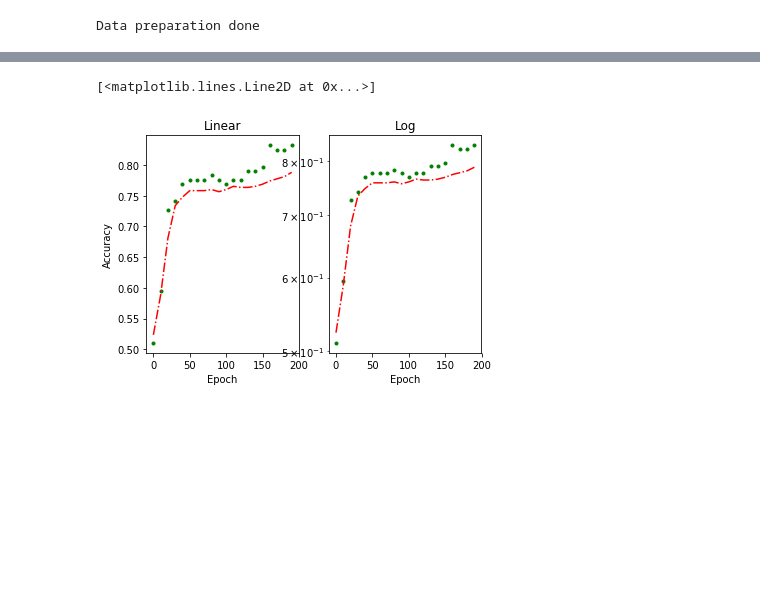
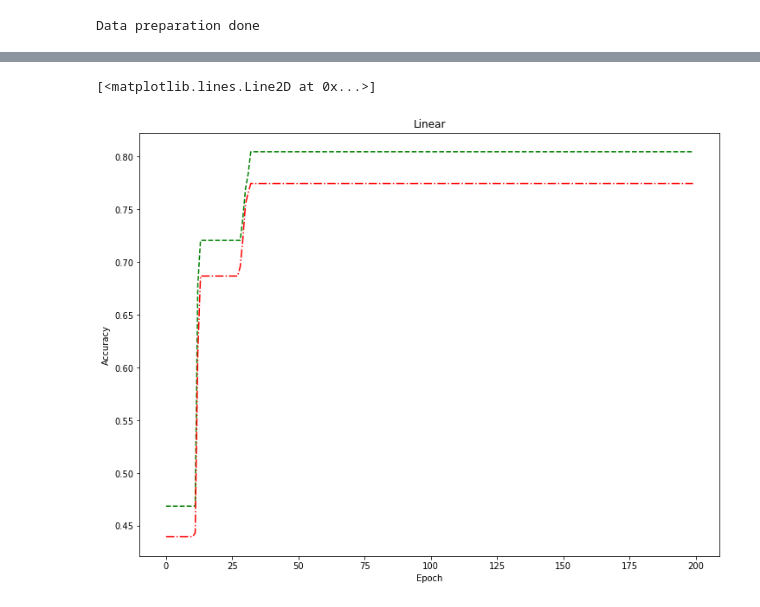
Before and after one commit to truhlikfredy/machine-learning-experiments, a Jupyter notebook: src/titanic-mk2.ipynb, the cells around one changed output, grey strips where cells are left out. Saved outputs shown, nothing was run; the diff lists cells and outputs as text; code cells hidden in the pictures; blank space fills up the shorter version.

```diff
--- a/src/titanic-mk2.ipynb
+++ b/src/titanic-mk2.ipynb
@@ -299,19 +326,13 @@ sb[1].plot(visualize_x, visualize_verification_cost, "r-.")
-# %%
-f, sb = plt.subplots(1, 2)
-sb[0].set_title('Linear')
-sb[0].set_ylabel('Accuracy')
-sb[0].set_xlabel('Epoch')
-sb[0].plot(visualize_x, visualize_acc, "g.")
-sb[0].plot(visualize_x, visualize_verification_acc, "r-.")
-
-sb[1].set_title('Log')
-sb[1].set_xlabel('Epoch')
-sb[1].set_yscale('log')
-sb[1].plot(visualize_x, visualize_acc, "g.")
-sb[1].plot(visualize_x, visualize_verification_acc, "r-.")
-# %% [output]
-[<matplotlib.lines.Line2D at 0x...>]
-[figure, removed]
+# %%
+plt.figure(figsize=[12,9])
+plt.title('Linear')
+plt.ylabel('Accuracy')
+plt.xlabel('Epoch')
+plt.plot(visualize_x, visualize_acc, "g--")
+plt.plot(visualize_x, visualize_verification_acc, "r-.")
+# %% [output]
+[<matplotlib.lines.Line2D at 0x...>]
+[figure, added]
 # %%
 print 'quick comparison between predicted and expected train/verify results'
 print 'train set:'
```
Also changed, not shown: parts of 15 cells of this notebook.
